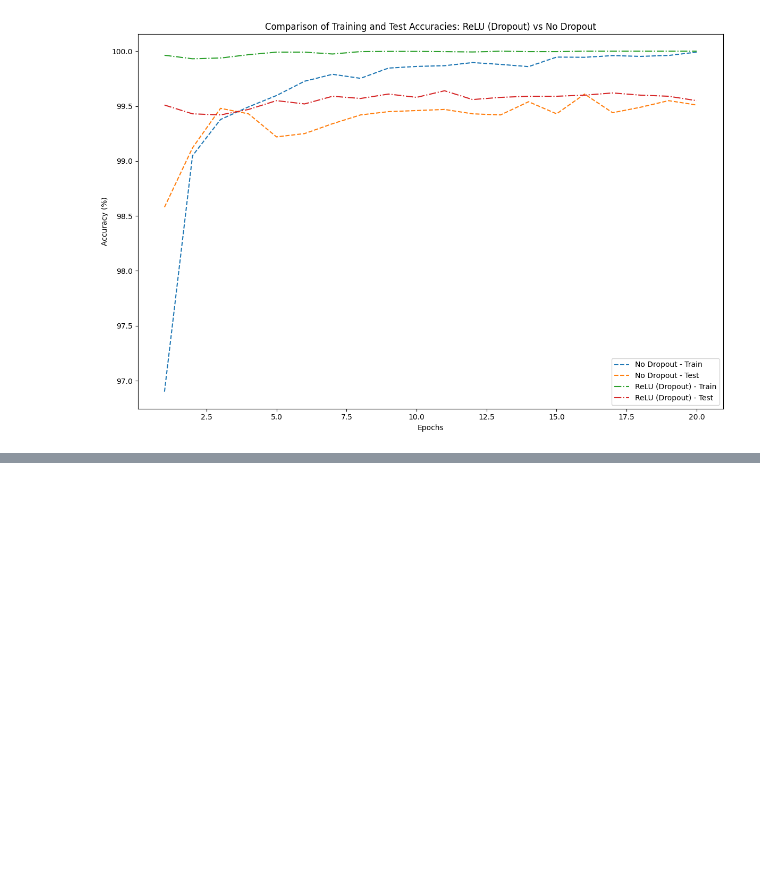
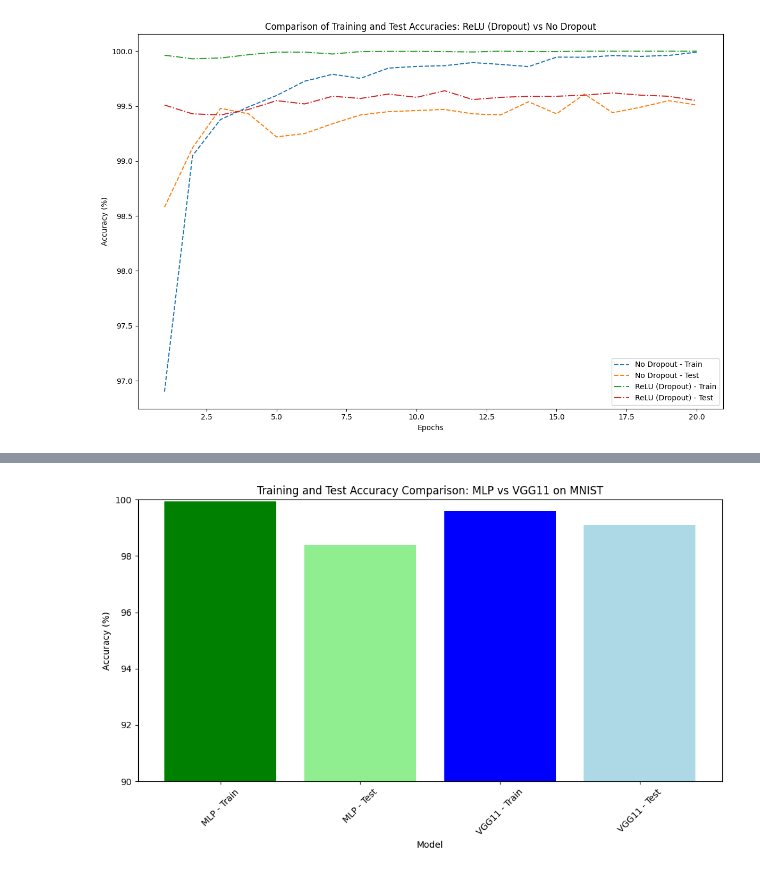
Before and after one commit to benymaxparsa/Concordia-COMP6321-MachineLearning, a Jupyter notebook: Assignment 4/ParsaKamalipour_COMP6321_A4.ipynb, the cells around one changed output, grey strips where cells are left out. Saved outputs shown, nothing was run; the diff lists cells and outputs as text; code cells hidden in the pictures; blank space fills up the shorter version.

```diff
--- a/Assignment 4/ParsaKamalipour_COMP6321_A4.ipynb
+++ b/Assignment 4/ParsaKamalipour_COMP6321_A4.ipynb
@@ -1104,0 +1389,37 @@ plt.show()
+# %%
+# Function to calculate accuracy
+def calculate_accuracy(model, dataloader):
+    model.eval()
+    correct = 0
+    total = 0
+    with torch.no_grad():
+        for inputs, labels in dataloader:
+            inputs, labels = inputs.to(device), labels.to(device)
+            outputs = model(inputs)
+            _, predicted = torch.max(outputs.data, 1)
+            total += labels.size(0)
+            correct += (predicted == labels).sum().item()
+    return 100 * correct / total
+
+# Calculate accuracies
+mlp_train_accuracy = calculate_accuracy(mlp_model, trainloader)
+mlp_test_accuracy = calculate_accuracy(mlp_model, testloader)
+vgg11_train_accuracy = calculate_accuracy(vgg11_model, trainloader)
+vgg11_test_accuracy = calculate_accuracy(vgg11_model, testloader)
+# %%
+# Plot the accuracies
+models = ['MLP - Train', 'MLP - Test', 'VGG11 - Train', 'VGG11 - Test']
+accuracies = [mlp_train_accuracy, mlp_test_accuracy, vgg11_train_accuracy, vgg11_test_accuracy]
+
+plt.figure(figsize=(10, 6))
+plt.bar(models, accuracies, color=['green', 'lightgreen', 'blue', 'lightblue'])
+plt.xlabel('Model')
+plt.ylabel('Accuracy (%)')
+plt.title('Training and Test Accuracy Comparison: MLP vs VGG11 on MNIST')
+plt.ylim(90, 100)
+plt.xticks(rotation=45)
+plt.tight_layout()
+plt.savefig('mlp_vs_vgg11_train_test_accuracy_comparison.png')
+plt.show()
+# %% [output]
+[figure, added]
```
Also changed, not shown: parts of 26 cells of this notebook, 9 other files.
